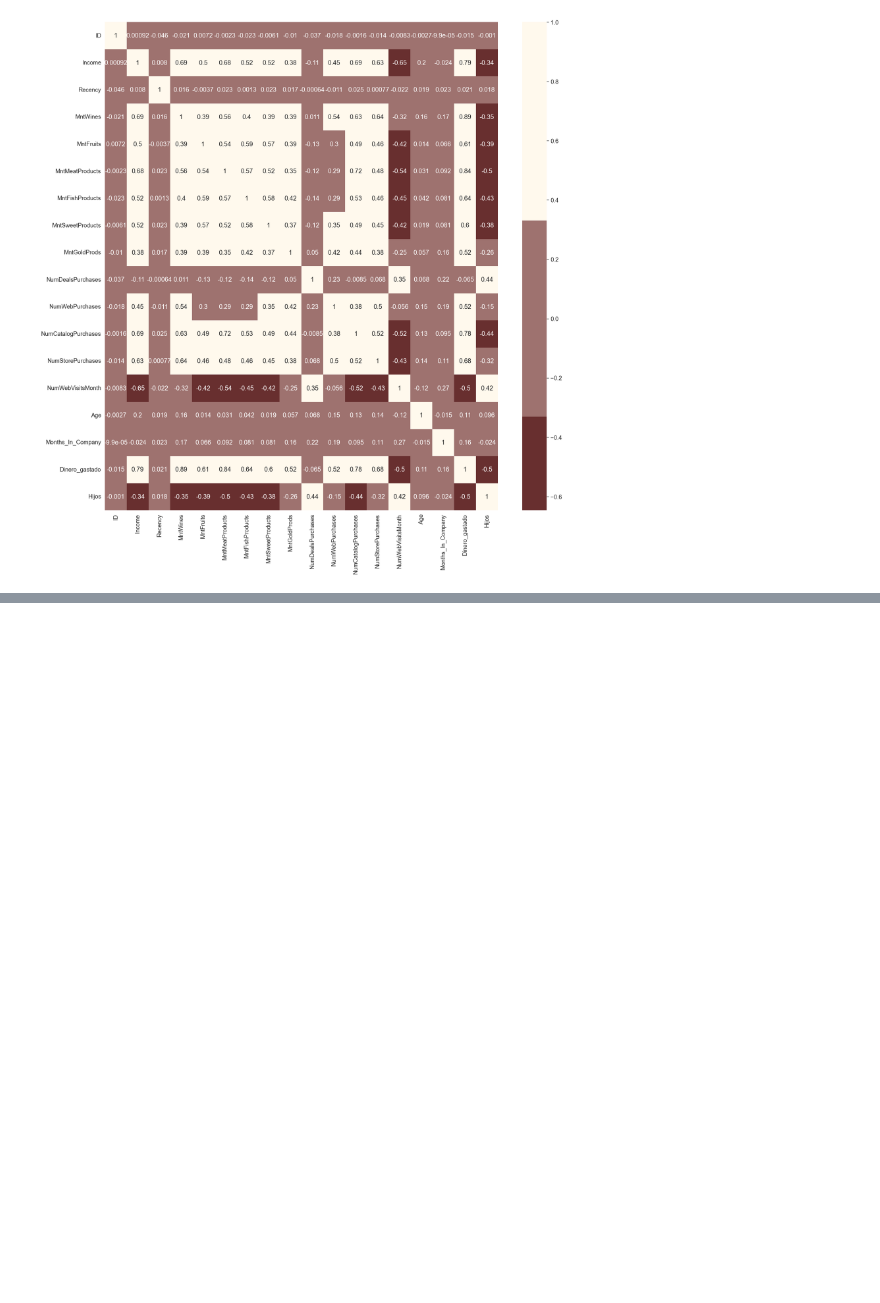
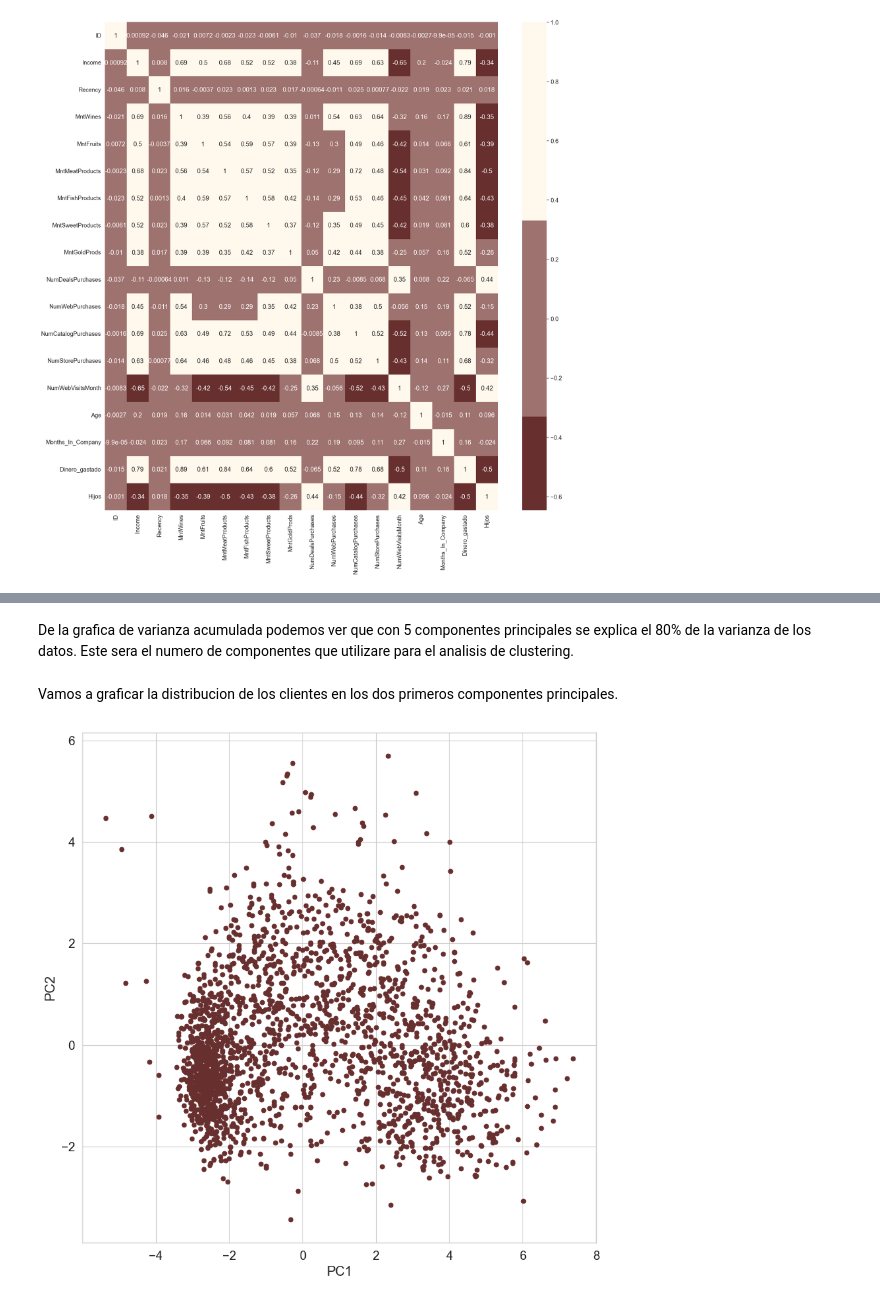
Before and after one commit to SebastianGomez/Final_AprendizajeNoSupervisado-, a Jupyter notebook: trabajo_final.ipynb, the cells around one changed output, grey strips where cells are left out. Cells and saved outputs as stored; diff of their text form; code cells hidden in the pictures; blank space fills up the shorter version.

```diff
--- a/trabajo_final.ipynb
+++ b/trabajo_final.ipynb
@@ -266,0 +340,13 @@ NameError: name 'colors' is not defined
+# %% [markdown]
+De la grafica de varianza acumulada podemos ver que con 5 componentes principales se explica el 80% de la varianza de los datos. Este sera el numero de componentes que utilizare para el analisis de clustering.
+# %% [markdown]
+Vamos a graficar la distribucion de los clientes en los dos primeros componentes principales.
+# %%
+#Distribucion de los clientes en los dos primeros componentes
+plt.figure(figsize=(10,10))
+plt.scatter(X_pca['PC1'], X_pca['PC2'],cmap='plasma')
+plt.xlabel('PC1')
+plt.ylabel('PC2')
+plt.show()
+# %% [output]
+[figure, added]
```
Also changed, not shown: parts of 18 cells of this notebook.
